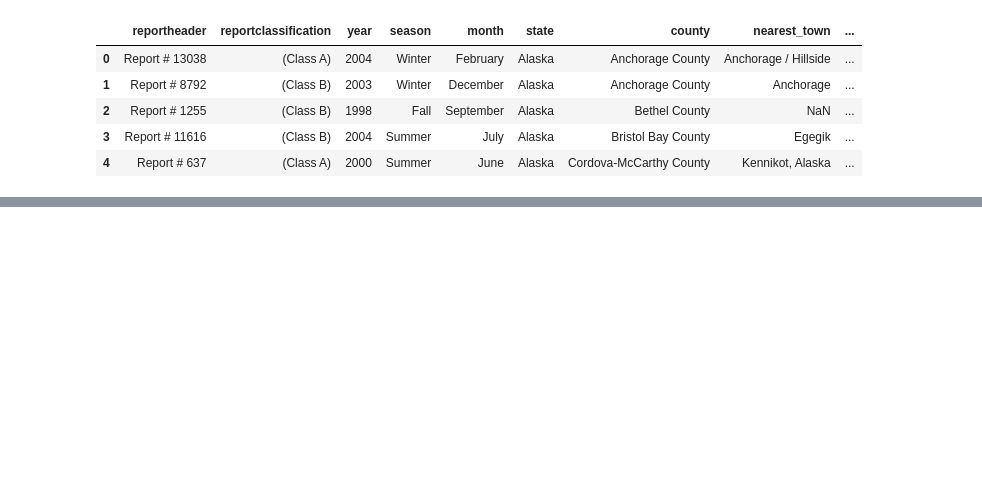
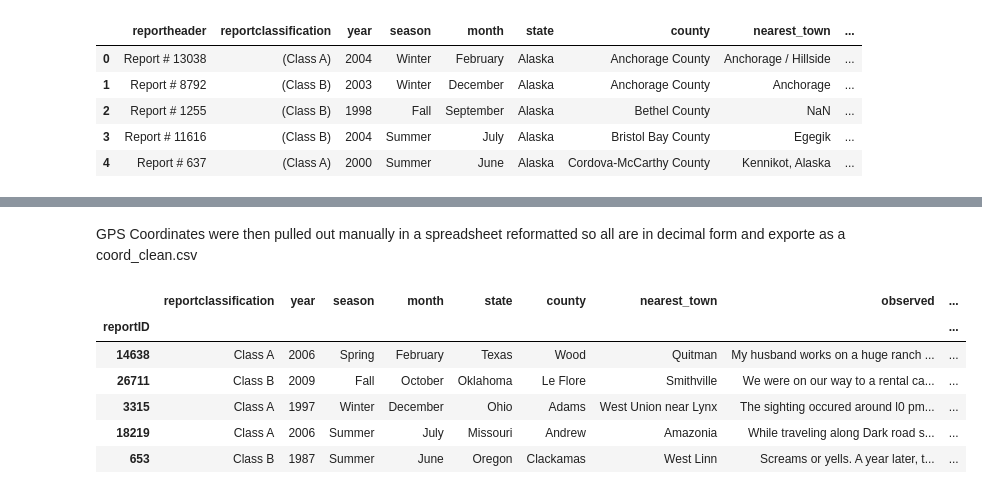
Before and after one commit to tynardone/bfro-analysis, a Jupyter notebook: bfro-eda.ipynb, the cells around one changed output, grey strips where cells are left out. Drawn from its saved outputs; the diff is of its cells as text; code cells hidden in the pictures; blank space fills up the shorter version.

```diff
--- a/bfro-eda.ipynb
+++ b/bfro-eda.ipynb
@@ -109,2 +93,16 @@ Name: count, dtype: int64
+# %% [markdown]
+GPS Coordinates were then pulled out manually in a spreadsheet reformatted so all are in decimal form and exporte as a coord_clean.csv
+# %%
+coord_df = pd.read_csv('data/coord_clean.csv', index_col=0)
+merged_df = pd.merge(clean_df, coord_df, on='reportID', how='left')
+merged_df.sample(5)
+# %% [output]
+|  | reportclassification | year | season | month | state | county | nearest_town | observed | ... |
+| reportID |  |  |  |  |  |  |  |  | ... |
+| 14638 | Class A | 2006 | Spring | February | Texas | Wood | Quitman | My husband works on a huge ranch ... | ... |
+| 26711 | Class B | 2009 | Fall | October | Oklahoma | Le Flore | Smithville | We were on our way to a rental ca... | ... |
+| 3315 | Class A | 1997 | Winter | December | Ohio | Adams | West Union near Lynx | The sighting occured around l0 pm... | ... |
+| 18219 | Class A | 2006 | Summer | July | Missouri | Andrew | Amazonia | While traveling along Dark road s... | ... |
+| 653 | Class B | 1987 | Summer | June | Oregon | Clackamas | West Linn | Screams or yells. A year later, t... | ... |
 # %%
 # %% [output]
```
Also changed, not shown: parts of 19 cells of this notebook, 6 other files.
